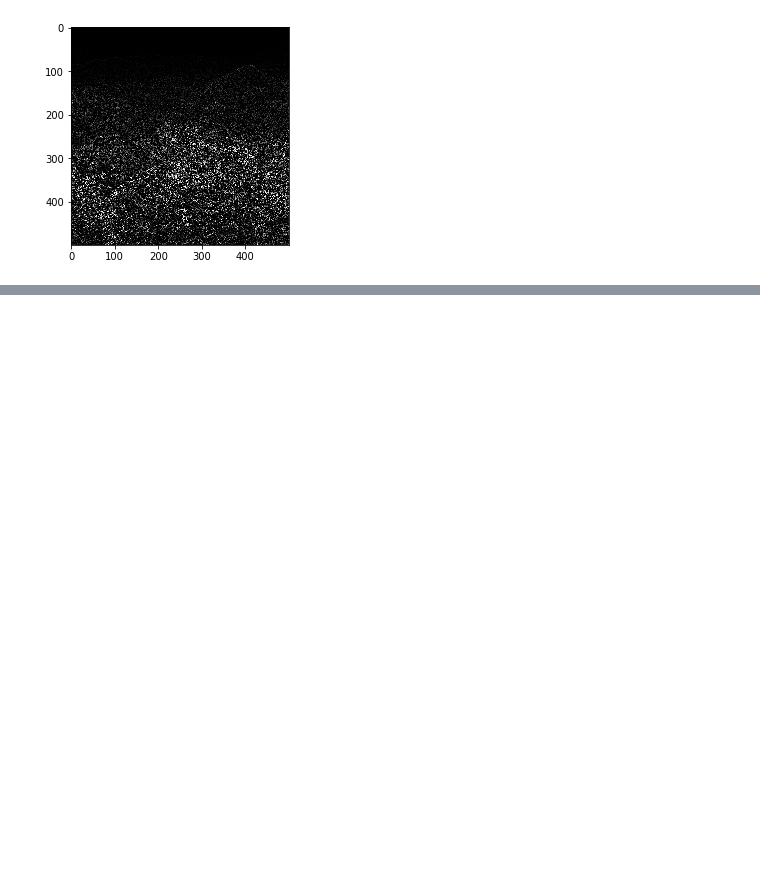
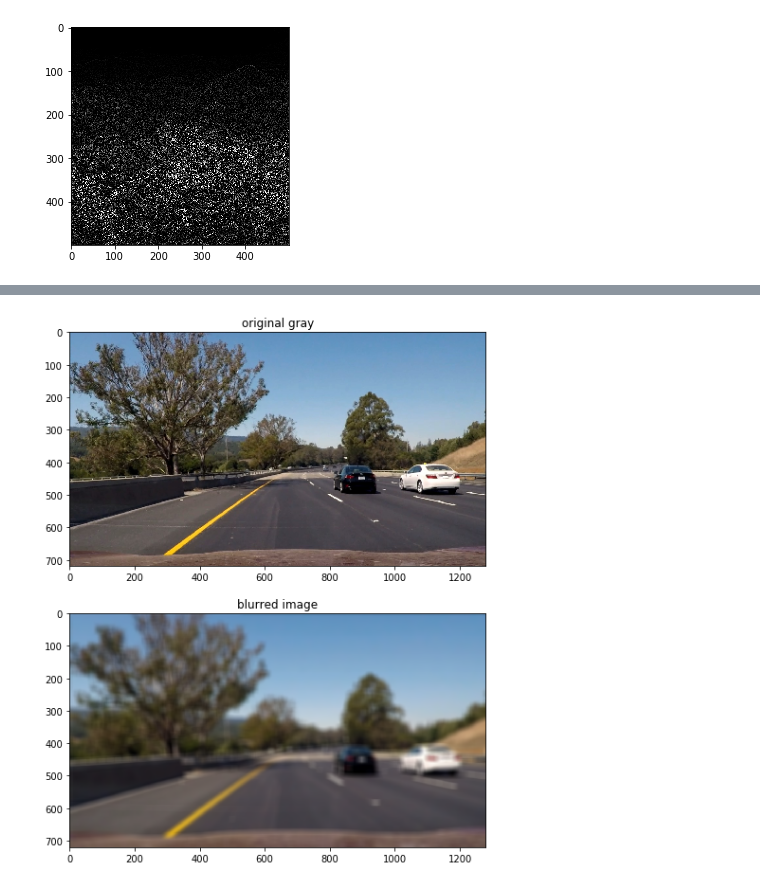
Before and after one commit to Defcon27/Image-Search-using-Parallel-Computing, a Jupyter notebook: Filters.ipynb, the cells around one changed output, grey strips where cells are left out. Saved outputs shown, nothing was run; the diff lists cells and outputs as text; code cells hidden in the pictures; blank space fills up the shorter version.

```diff
--- a/Filters.ipynb
+++ b/Filters.ipynb
@@ -134,0 +42,18 @@ plt.show()
+# %%
+image = cv2.imread("Image_Database/road.jpg")
+image = cv2.cvtColor(image,cv2.COLOR_BGR2RGB)
+
+
+smallBlur = np.ones((20, 20), dtype="float") * (1.0 / (20 * 20))
+
+filtered_image = cv2.filter2D(image, -1, smallBlur)
+
+f, (ax1, ax2) = plt.subplots(2, 1, figsize=(20,10))
+
+ax1.set_title('original gray')
+ax1.imshow(image, cmap='gray')
+ax2.set_title('blurred image')
+ax2.imshow(filtered_image, cmap='gray')
+plt.show()
+# %% [output]
+[figure, added]
```
Also changed, not shown: parts of 11 cells of this notebook, 2 other files.
